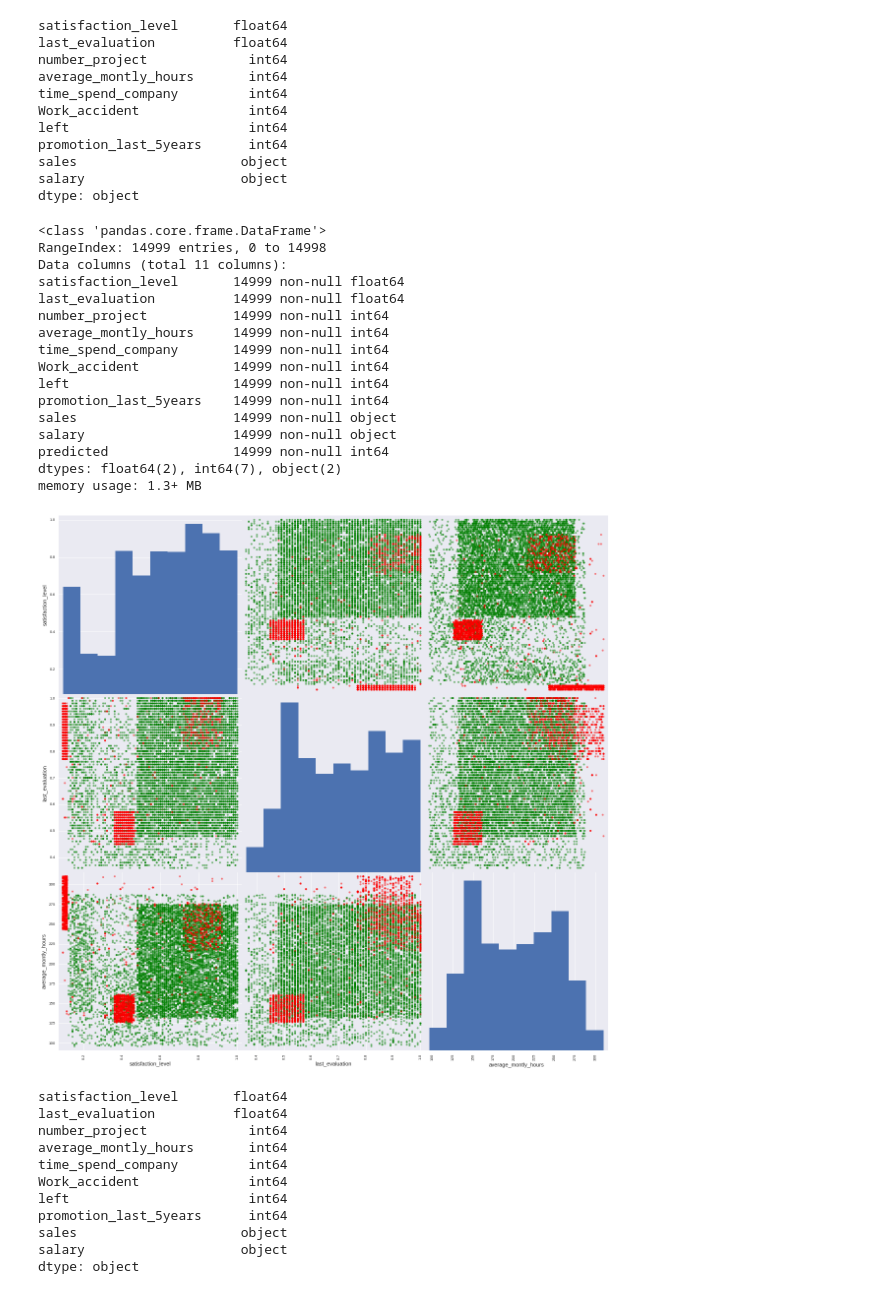
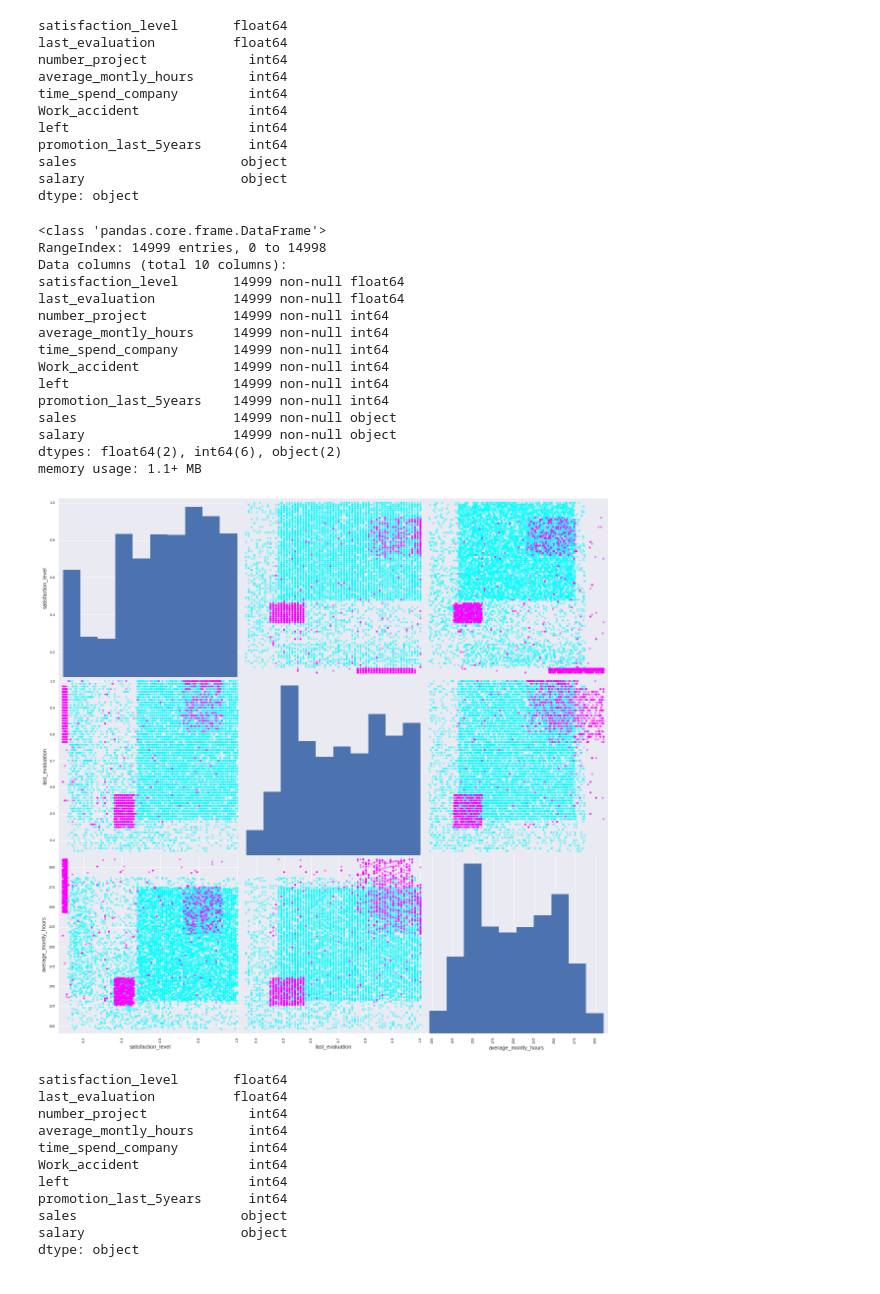
Before and after one commit to xevernever/attrition, a Jupyter notebook: attrition/Attrition.ipynb, the cells around one changed output. Cells and saved outputs as stored; diff of their text form; code cells hidden in the pictures.

```diff
--- a/attrition/Attrition.ipynb
+++ b/attrition/Attrition.ipynb
@@ -29,38 +29,37 @@ dtype: object
 # %%
 import pandas as pd
 import matplotlib.pyplot as plt
 %matplotlib inline
 
 
 # import the scatter_matrix functionality
 from pandas.tools.plotting import scatter_matrix
 
 # define colors list, to be used to plot survived either red (=0) or green (=1)
-colors=['green','red']
+colors=['cyan','magenta']
 
 # make a scatter plot
 df_numeric = df[['satisfaction_level','last_evaluation','average_montly_hours']]
 scatter_matrix(df_numeric,figsize=[20,20],marker='.',c=df.left.apply(lambda x:colors[x]))
 
 df.info()
 # %% [output]
 <class 'pandas.core.frame.DataFrame'>
 RangeIndex: 14999 entries, 0 to 14998
-Data columns (total 11 columns):
+Data columns (total 10 columns):
 satisfaction_level       14999 non-null float64
 last_evaluation          14999 non-null float64
 number_project           14999 non-null int64
 average_montly_hours     14999 non-null int64
 time_spend_company       14999 non-null int64
 Work_accident            14999 non-null int64
 left                     14999 non-null int64
 promotion_last_5years    14999 non-null int64
 sales                    14999 non-null object
 salary                   14999 non-null object
-predicted                14999 non-null int64
-dtypes: float64(2), int64(7), object(2)
-memory usage: 1.3+ MB
+dtypes: float64(2), int64(6), object(2)
+memory usage: 1.1+ MB
-[figure, old version]
+[figure, new version]
 # %%
 left = df[df['left'] == 1]
 stayed = df[df['left'] == 0]
```
Also changed, not shown: parts of 6 cells of this notebook.
